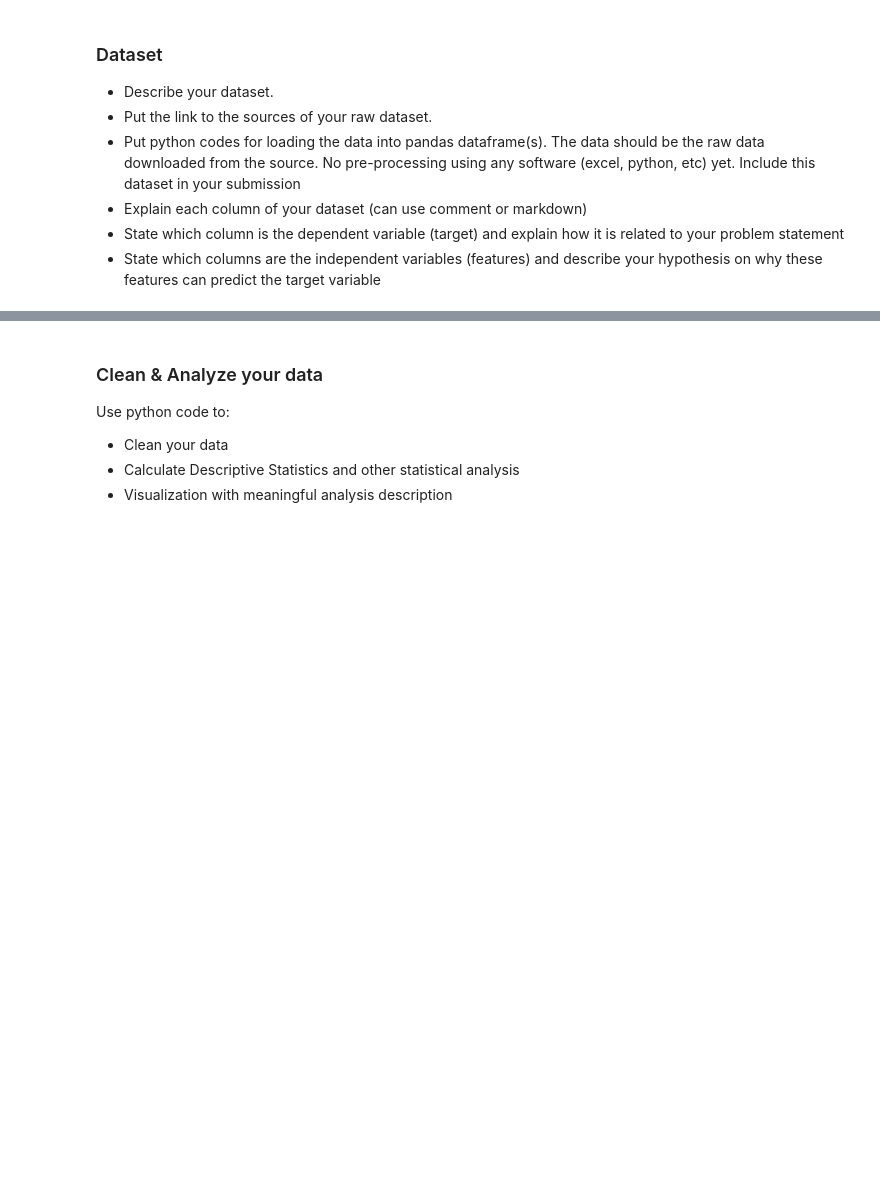
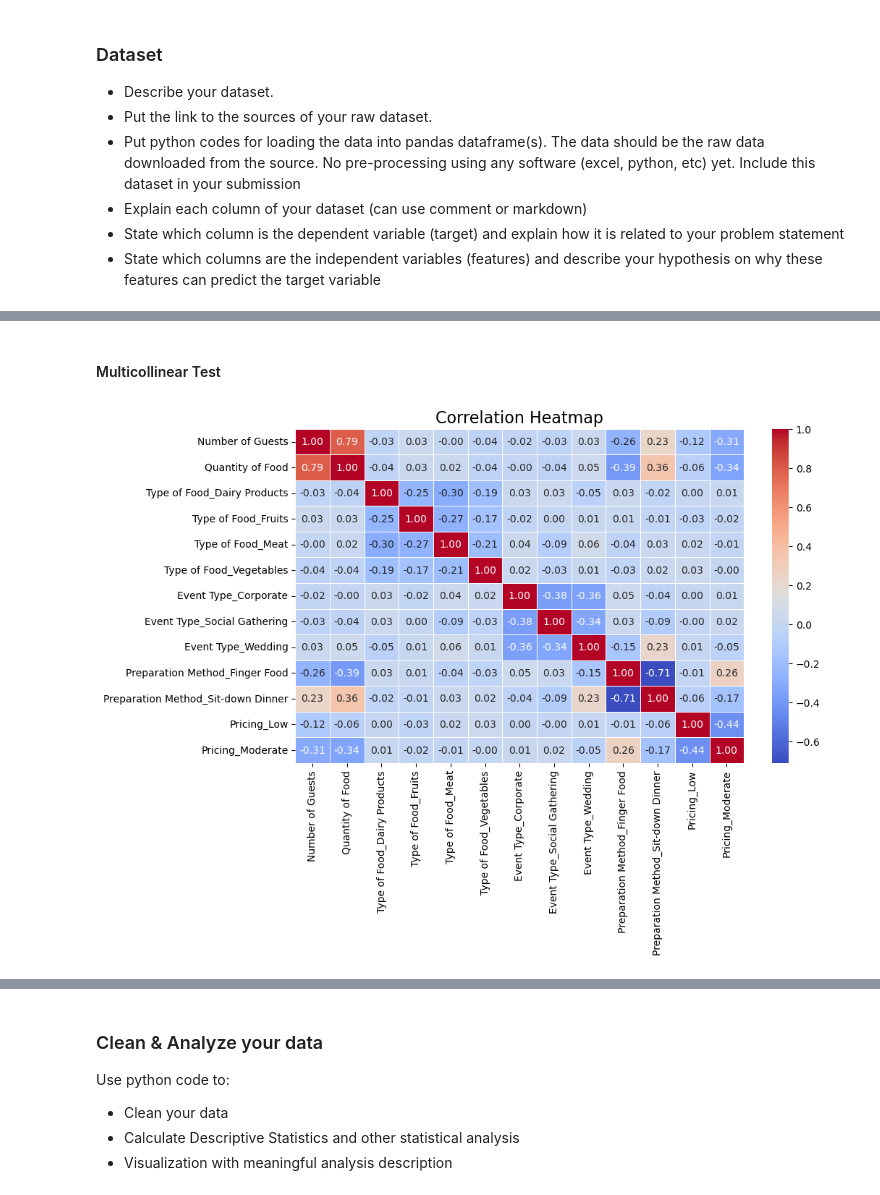
Before and after one commit to ziqiqiiii/DDW_DTP, a Jupyter notebook: Project Template.ipynb, the cells around one changed output, grey strips where cells are left out. Saved outputs shown, nothing was run; the diff lists cells and outputs as text; code cells hidden in the pictures; blank space fills up the shorter version.

```diff
--- a/Project Template.ipynb
+++ b/Project Template.ipynb
@@ -62,0 +198,4 @@ Link for dataset = https://www.kaggle.com/datasets/trevinhannibal/food-wastage-d
+# %%
+independent_variable = ['Type of Food', 'Event Type', 'Preparation Method', 'Pricing', 'Number of Guests', 'Quantity of Food']
+ideal_df = df[independent_variable]
+ideal_df
@@ -62,0 +218,3 @@ Link for dataset = https://www.kaggle.com/datasets/trevinhannibal/food-wastage-d
+# %%
+df_encoded = pd.get_dummies(ideal_df, drop_first=True).astype(int)
+df_encoded
@@ -62,0 +235,19 @@ Link for dataset = https://www.kaggle.com/datasets/trevinhannibal/food-wastage-d
+# %% [markdown]
+#### Multicollinear Test
+# %%
+# Correlation matrix
+corr_matrix = df_encoded.corr()
+
+# Set up the matplotlib figure
+plt.figure(figsize=(10, 6))
+
+# Create a heatmap for the correlation matrix
+sns.heatmap(corr_matrix, annot=True, cmap="coolwarm", fmt=".2f", linewidths=0.5)
+
+# Title for the heatmap
+plt.title("Correlation Heatmap", fontsize=16)
+
+# Show the heatmap
+plt.show()
+# %% [output]
+[figure, added]
```
Also changed, not shown: parts of 19 cells of this notebook.
